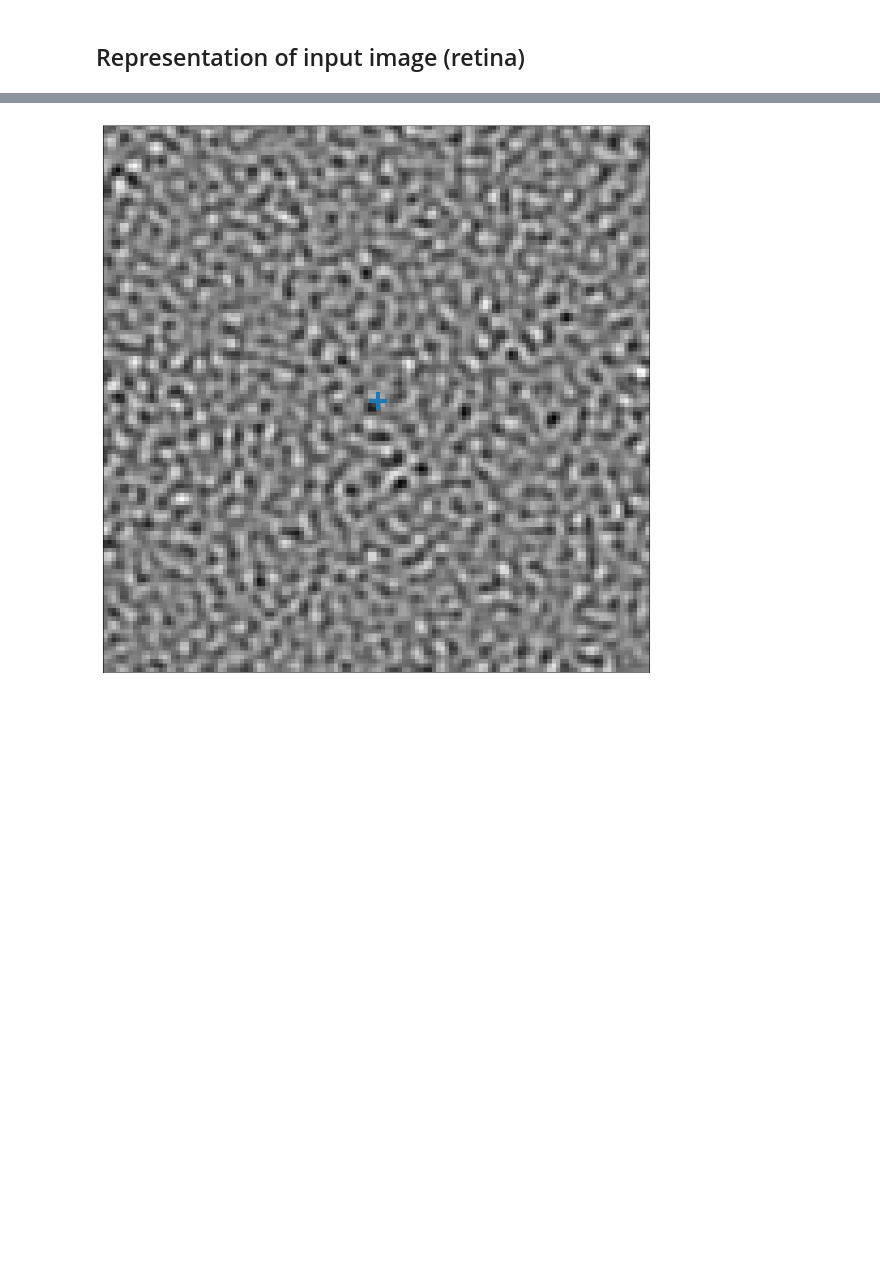
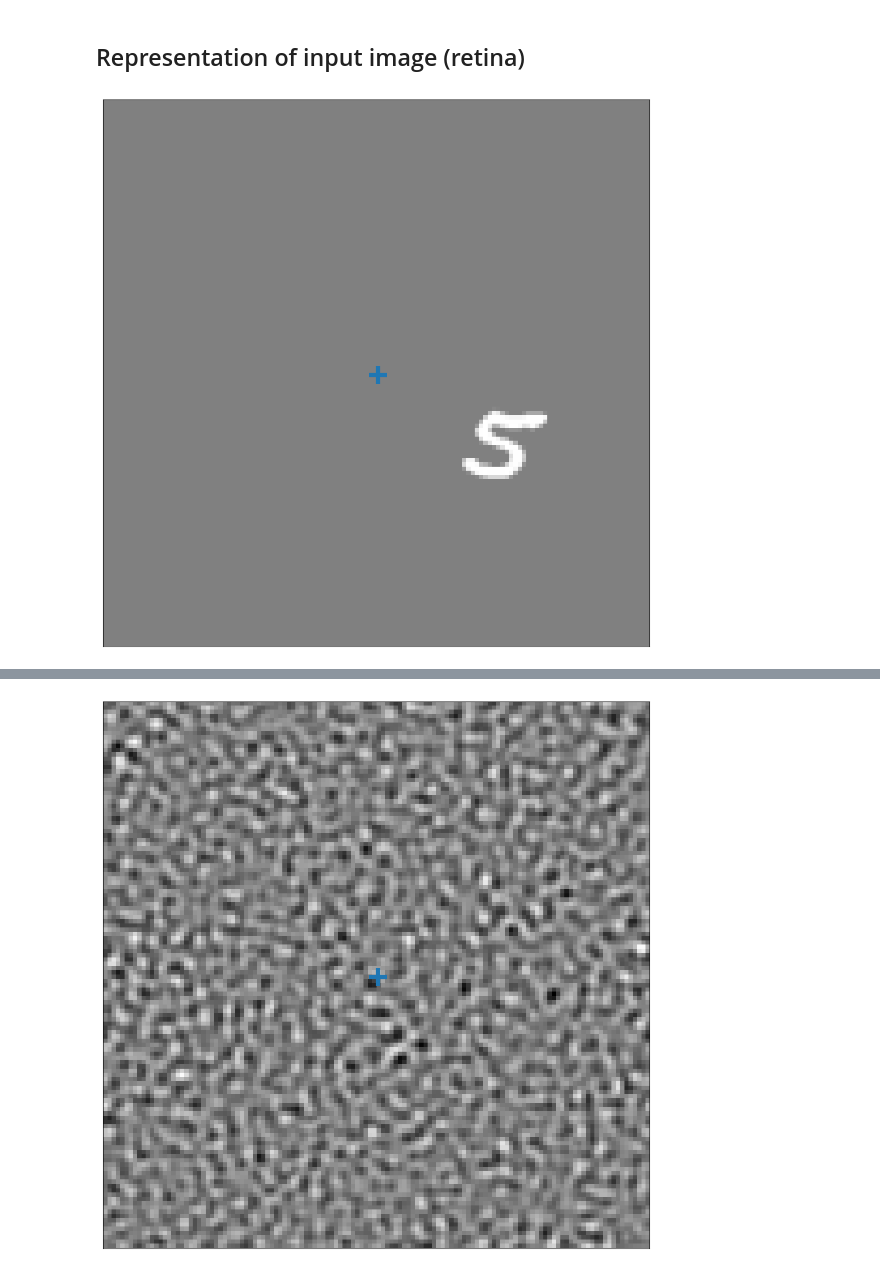
Before and after one commit to laurentperrinet/WhereIsMyMNIST, a Jupyter notebook: figures/2_methods.ipynb, the cells around one changed output, grey strips where cells are left out. Cells and saved outputs as stored; diff of their text form; code cells hidden in the pictures; blank space fills up the shorter version.

Commit message:
figure methods

```diff
--- a/figures/2_methods.ipynb
+++ b/figures/2_methods.ipynb
@@ -38,3 +38,13 @@ data, label = next(iter(d.loader_test))
 idx = 4
 data_fullfield, i_offset, j_offset = d.draw(data[idx, 0, :, :].numpy())
 data_retina = r.retina(data_fullfield)
+# %%
+#data_fullfield, i_offset, j_offset = d.draw(data[idx, 0, :, :].numpy(), noise=0, contrast=1)
+#def place_object(data, i_offset, j_offset, im_noise=None, N_pic=128, contrast=1., noise=.5, sf_0=0.1, B_sf=0.1, do_mask=True, do_max=False):
+from retina import place_object
+im_mnist = place_object(data[idx, 0, :, :], i_offset, j_offset, im_noise=None, N_pic=128, contrast=1., noise=0., sf_0=0.1, B_sf=0.1, do_mask=True, do_max=False)
+# %%
+fig, axs = plt.subplots(1, 1, figsize = (figwidth, figwidth))
+axs = d.show(axs, im_mnist)
+# %% [output]
+[figure, added]
```
Also changed, not shown: parts of 7 cells of this notebook, 2 other files.
